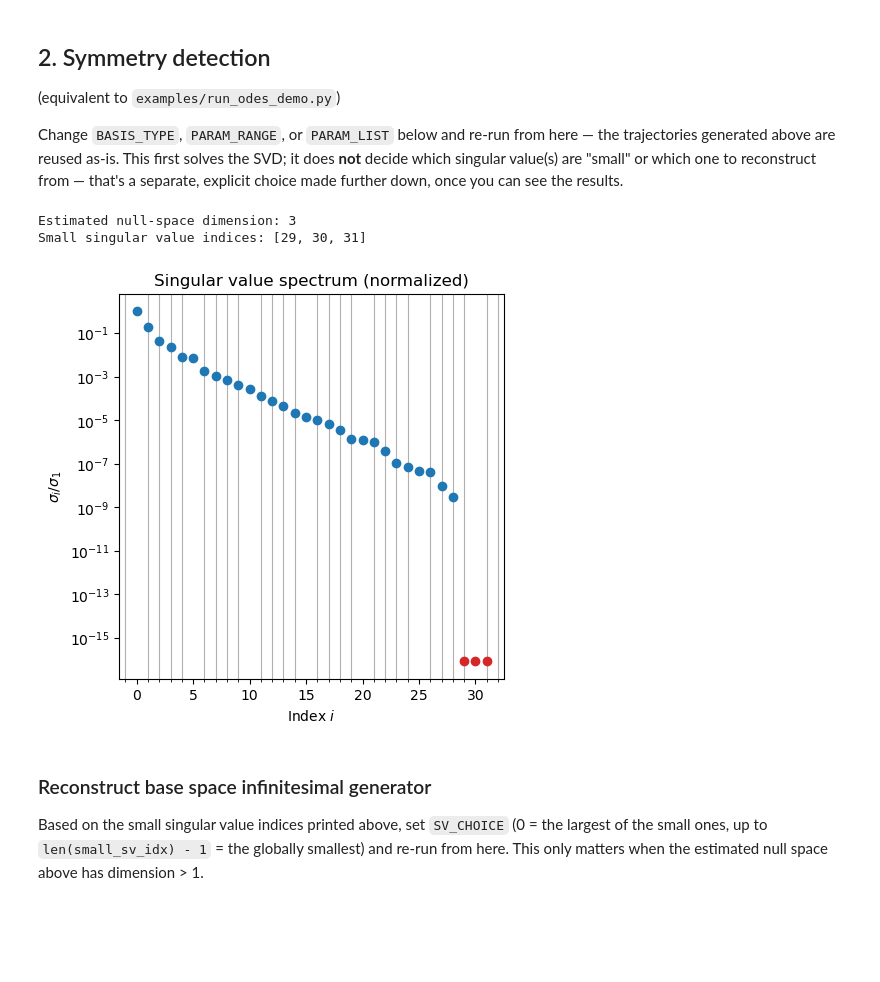
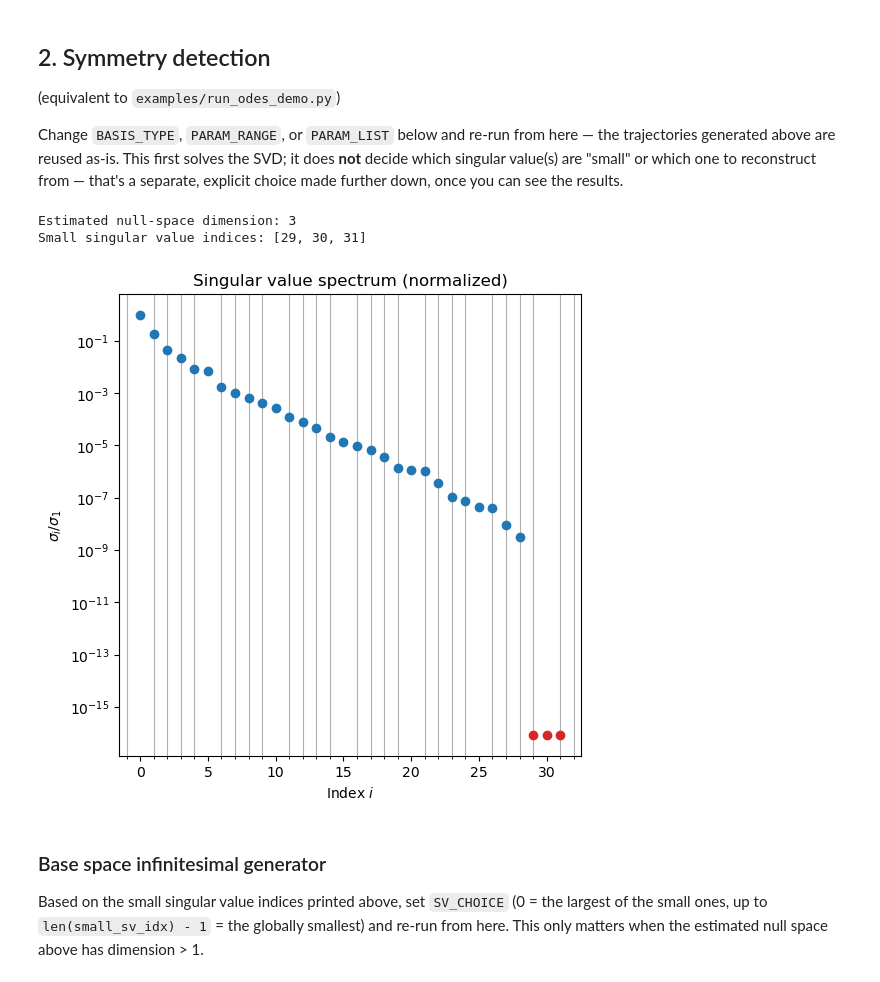
Before and after one commit to rros22/symmetry-detection, a Jupyter notebook: notebooks/ode_symmetry_explorer.ipynb, the cells around one changed output. Cells and saved outputs as stored; diff of their text form; code cells hidden in the pictures; blank space fills up the shorter version.

```diff
--- a/notebooks/ode_symmetry_explorer.ipynb
+++ b/notebooks/ode_symmetry_explorer.ipynb
@@ -130,37 +147,37 @@ basis_args = dm.resolve_basis_args(basis_args)
 # Build the homogeneous system and solve its null space via SVD. This is
 # pure linear algebra: solve_svd makes no judgment about which singular
 # value(s) are "small" - that's a separate, explicit step below, done only
 # after you can see svd_result.S here.
 svd_result = solver.solve_svd(
     X_stacked, N,
     basis_type=basis_args.basis_type,
     param_range=basis_args.param_range,
     param_list=basis_args.param_list,
 )
 small_sv_idx = solver.small_singular_value_indices(svd_result.S, drop_ratio=sv_ratio)
 rpt.print_svd_summary(svd_result.S, small_sv_idx)
 
 S_norm = svd_result.S / svd_result.S[0]
 all_idx = np.arange(len(svd_result.S))
 large_sv_idx = np.setdiff1d(all_idx, small_sv_idx, assume_unique=True)
 
-fig3, ax3 = plt.subplots(figsize=(5, 5))
+fig3, ax3 = plt.subplots(figsize=(6, 6))
 
 ax3.semilogy(large_sv_idx, S_norm[large_sv_idx], marker='o', linestyle='None', color='C0')
 ax3.semilogy(small_sv_idx, S_norm[small_sv_idx], marker='o', linestyle='None', color='C3')
 ax3.set_xlabel("Index $i$")
 ax3.set_ylabel(r"$\sigma_i / \sigma_1$")
 ax3.set_title("Singular value spectrum (normalized)")
 ax3.set_box_aspect(1)
 """I need a fine grid"""
 ax3.grid(which='minor')
 ax3.minorticks_on()
 # %% [output]
 Estimated null-space dimension: 3
 Small singular value indices: [29, 30, 31]
-[figure, old version]
+[figure, new version]
 # %% [markdown]
-### Reconstruct base space infinitesimal generator
+### Base space infinitesimal generator
 
 Based on the small singular value indices printed above, set `SV_CHOICE`
 (0 = the largest of the small ones, up to `len(small_sv_idx) - 1` = the
```
Also changed, not shown: parts of 6 cells of this notebook.
